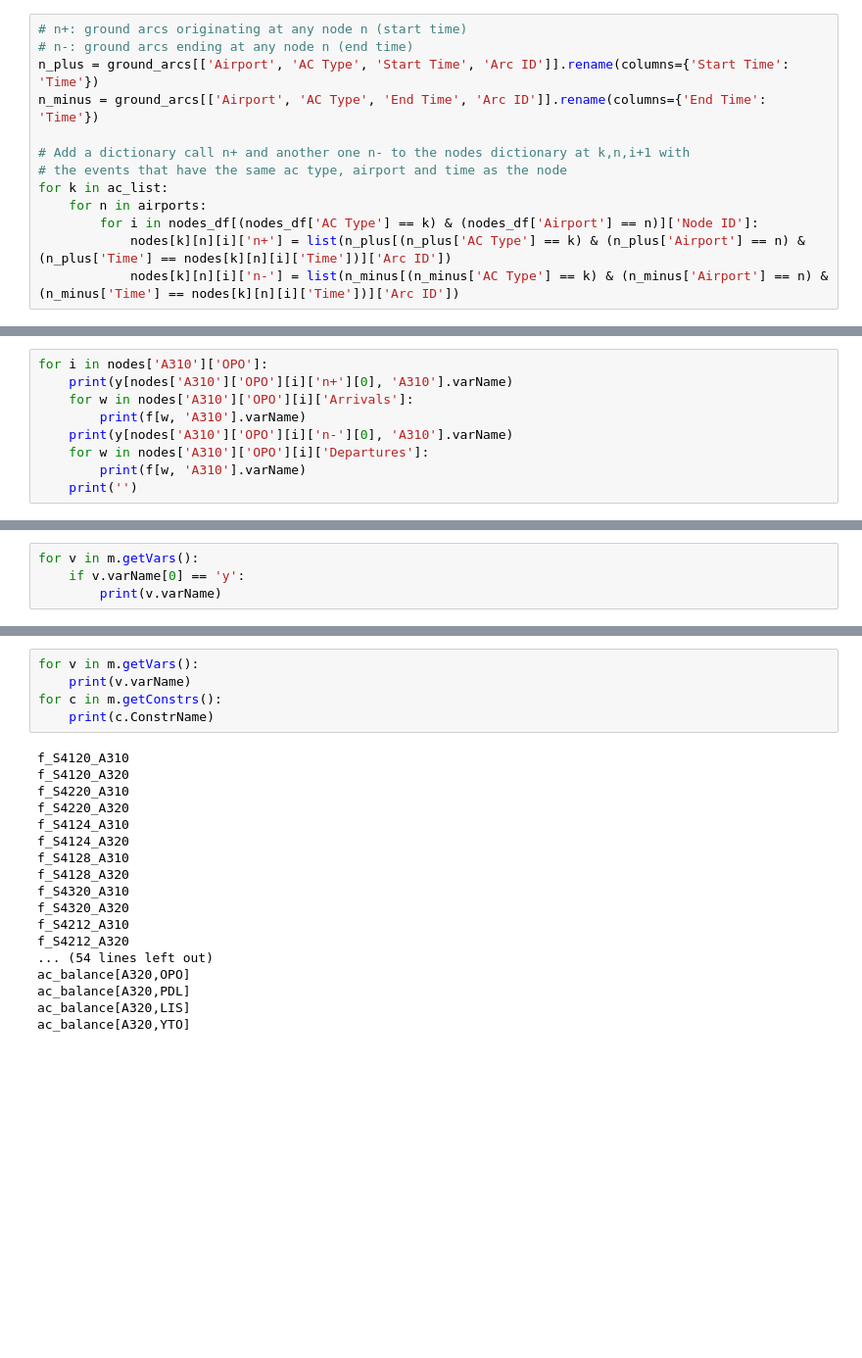
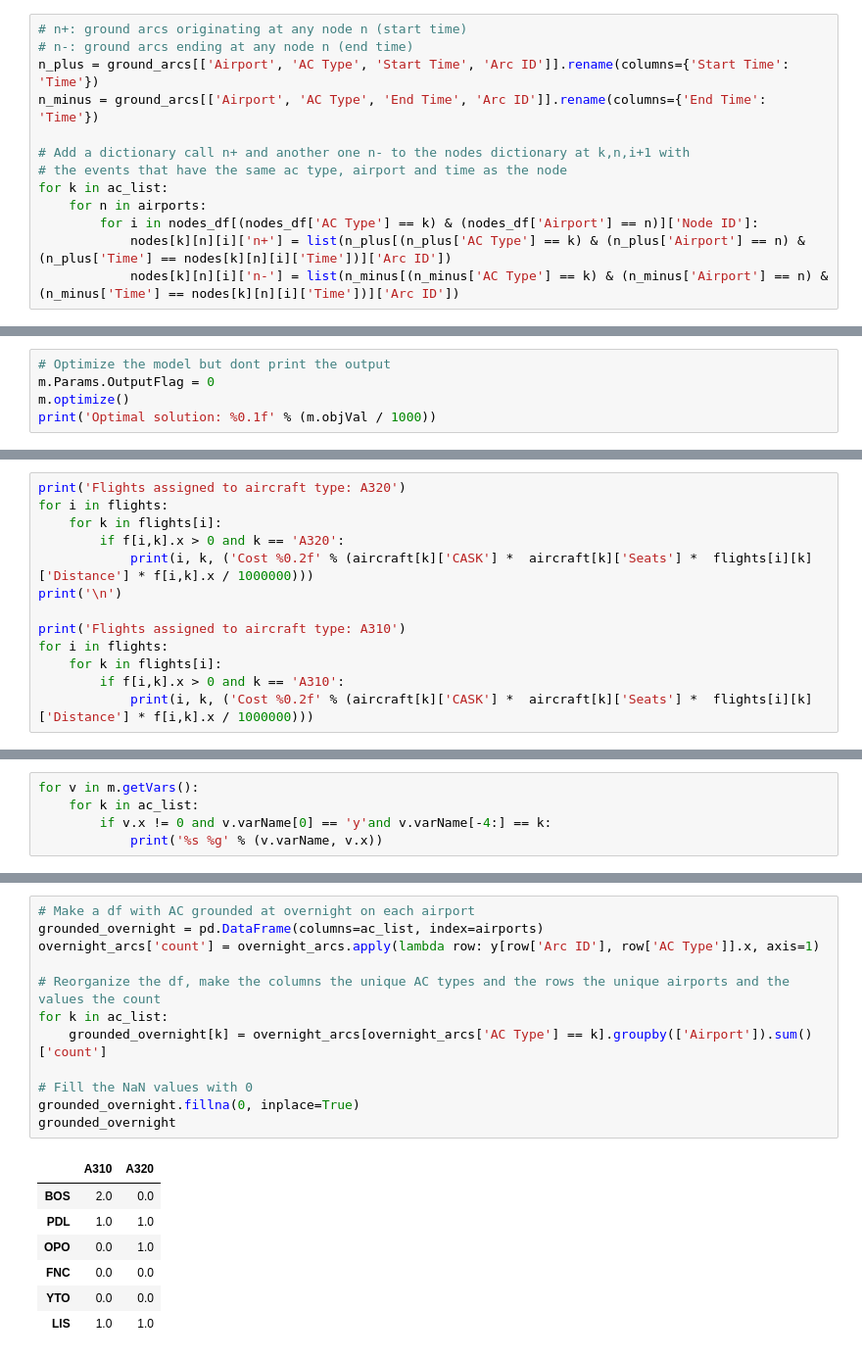
Before and after one commit to allanguzmanf/AE4426, a Jupyter notebook: Example_FAM.ipynb, the cells around one changed output, grey strips where cells are left out. Shown at 98% size. Cells and saved outputs as stored; diff of their text form; blank space fills up the shorter version.

```diff
--- a/Example_FAM.ipynb
+++ b/Example_FAM.ipynb
@@ -301,10 +273 @@ for k in ac_list:
 m.update()
-# %%
-for i in nodes['A310']['OPO']:
-    print(y[nodes['A310']['OPO'][i]['n+'][0], 'A310'].varName)
-    for w in nodes['A310']['OPO'][i]['Arrivals']:
-        print(f[w, 'A310'].varName)
-    print(y[nodes['A310']['OPO'][i]['n-'][0], 'A310'].varName)
-    for w in nodes['A310']['OPO'][i]['Departures']:
-        print(f[w, 'A310'].varName)
-    print('')
@@ -326,0 +274,5 @@ f_S4213_A310
+# %%
+# Optimize the model but dont print the output
+m.Params.OutputFlag = 0
+m.optimize()
+print('Optimal solution: %0.1f' % (m.objVal / 1000))
@@ -326,0 +353,13 @@ f_S4213_A310
+# %%
+print('Flights assigned to aircraft type: A320')
+for i in flights:
+    for k in flights[i]:
+        if f[i,k].x > 0 and k == 'A320':
+            print(i, k, ('Cost %0.2f' % (aircraft[k]['CASK'] *  aircraft[k]['Seats'] *  flights[i][k]['Distance'] * f[i,k].x / 1000000)))
+print('\n')
+
+print('Flights assigned to aircraft type: A310')
+for i in flights:
+    for k in flights[i]:
+        if f[i,k].x > 0 and k == 'A310':
+            print(i, k, ('Cost %0.2f' % (aircraft[k]['CASK'] *  aircraft[k]['Seats'] *  flights[i][k]['Distance'] * f[i,k].x / 1000000)))
@@ -327,5 +384,6 @@ f_S4213_A310
 # %%
 for v in m.getVars():
-    if v.varName[0] == 'y':
-        print(v.varName)
+    for k in ac_list:
+        if v.x != 0 and v.varName[0] == 'y'and v.varName[-4:] == k:
+            print('%s %g' % (v.varName, v.x))
 # %% [output]
@@ -356,23 +407,20 @@ KeyError: 8
-# %%
-for v in m.getVars():
-    print(v.varName)
-for c in m.getConstrs():
-    print(c.ConstrName)
-# %% [output]
-f_S4120_A310
-f_S4120_A320
-f_S4220_A310
-f_S4220_A320
-f_S4124_A310
-f_S4124_A320
-f_S4128_A310
-f_S4128_A320
-f_S4320_A310
-f_S4320_A320
-f_S4212_A310
-f_S4212_A320
-... (54 lines left out)
-ac_balance[A320,OPO]
-ac_balance[A320,PDL]
-ac_balance[A320,LIS]
-ac_balance[A320,YTO]
+# %%
+# Make a df with AC grounded at overnight on each airport
+grounded_overnight = pd.DataFrame(columns=ac_list, index=airports)
+overnight_arcs['count'] = overnight_arcs.apply(lambda row: y[row['Arc ID'], row['AC Type']].x, axis=1)
+
+# Reorganize the df, make the columns the unique AC types and the rows the unique airports and the values the count
+for k in ac_list:
+    grounded_overnight[k] = overnight_arcs[overnight_arcs['AC Type'] == k].groupby(['Airport']).sum()['count']
+
+# Fill the NaN values with 0
+grounded_overnight.fillna(0, inplace=True)
+grounded_overnight
+# %% [output]
+|  | A310 | A320 |
+| BOS | 2.0 | 0.0 |
+| PDL | 1.0 | 1.0 |
+| OPO | 0.0 | 1.0 |
+| FNC | 0.0 | 0.0 |
+| YTO | 0.0 | 0.0 |
+| LIS | 1.0 | 1.0 |
```
Also changed, not shown: parts of 27 cells of this notebook.
